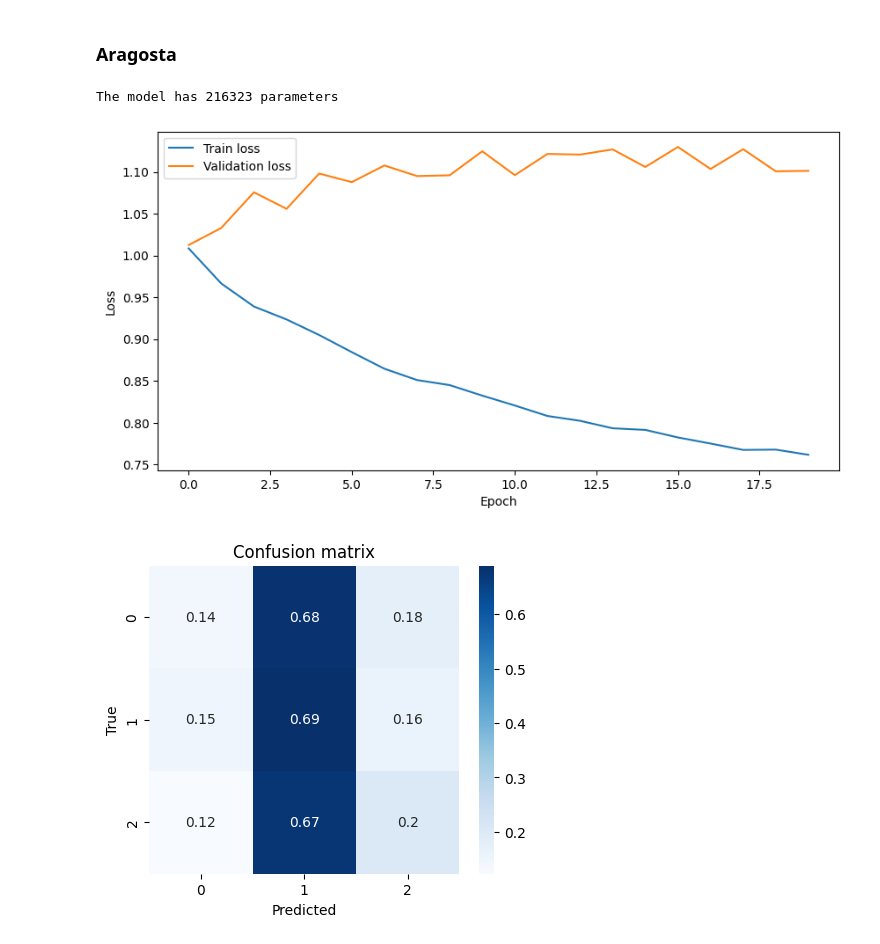
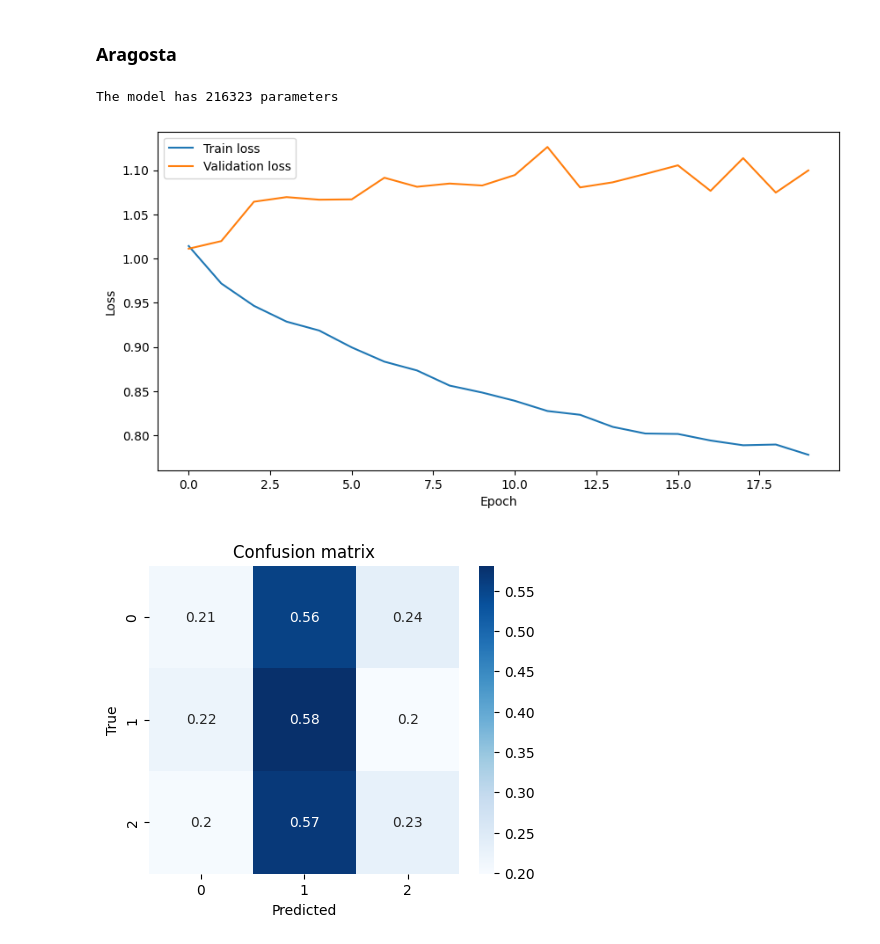
Before and after one commit to JoeLsvj/stocks_forecasting_LOB, a Jupyter notebook: Gabriele/notebook classification.ipynb, the cells around one changed output. Drawn from its saved outputs; the diff is of its cells as text; code cells hidden in the pictures.

Commit message:
added dropout

```diff
--- a/Gabriele/notebook classification.ipynb
+++ b/Gabriele/notebook classification.ipynb
@@ -161,15 +161,15 @@ dataloader_test.dataset.channels = False
 # Create the model
 model_params = {
     'input_size': X_train.shape[1],
-    'output_size': len(np.unique(y_train.cpu().numpy())),
-    'hidden_size': 128,
+    'output_size': 3,
+    'hidden_size': 64,
     'num_layers': 2,
     'dropout': 0.2
 }
 model = utils.ModelTools.build_model(Models.LSTM, model_params).to(device)
 
 # Optimizer parameters
-LEARNING_RATE = 1e-5
+LEARNING_RATE = 3e-5
 optimizer = torch.optim.Adam(model.parameters(), lr=LEARNING_RATE)
 criterion = torch.nn.CrossEntropyLoss()
 
@@ -255,41 +255,42 @@ model_params = {
     'lstm_size': 64,
     'lstm_layers': 2,
     'conv_channels': 64,
-    'inception_channels': 64
+    'inception_channels': 64,
+    'dropout_rate': 0.2
 }
 model = utils.ModelTools.build_model(Models.Aragosta, model_params).to(device)
 
 # Optimizer parameters
 LEARNING_RATE = 1e-4
 optimizer = torch.optim.Adam(model.parameters(), lr=LEARNING_RATE)
 criterion = torch.nn.CrossEntropyLoss()
 
 # Print the number of parameters
 n_params = sum(p.numel() for p in model.parameters() if p.requires_grad)
 print(f'The model has {n_params} parameters')
 
 # Train the model
 train_res = utils.train(
     train_loader = dataloader_train,
     val_loader = dataloader_val,
     model = model,
     optimizer = optimizer,
     criterion = criterion,
     device = device,
     n_epochs = 20,
 )
 
 # Plot loss evolution
 plt.figure(figsize=(10, 5))
 plt.plot(train_res['losses_train'], label='Train loss')
 plt.plot(train_res['losses_val'], label='Validation loss')
 plt.xlabel('Epoch')
 plt.ylabel('Loss')
 plt.legend()
 plt.show()
 # %% [output]
 The model has 216323 parameters
-[figure, old version]
+[figure, new version]
 # %%
 evaluation_res = utils.evaluate(
     model = model,
@@ -311,7 +312,7 @@ plt.ylabel('True')
 plt.title('Confusion matrix')
 plt.show()
 # %% [output]
-[figure, old version]
+[figure, new version]
 # %%
 print(classification_report(true, pred, zero_division=0))
 
```
Also changed, not shown: parts of 4 cells of this notebook, 1 other file.
